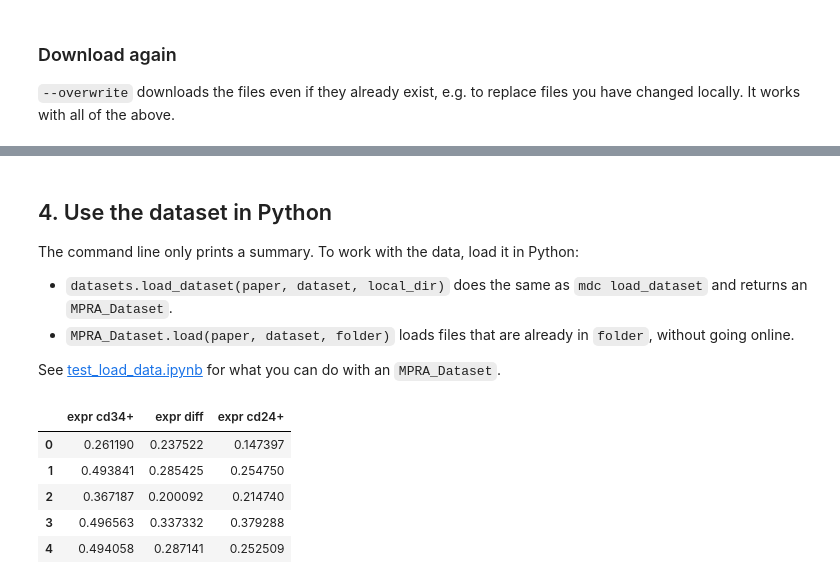
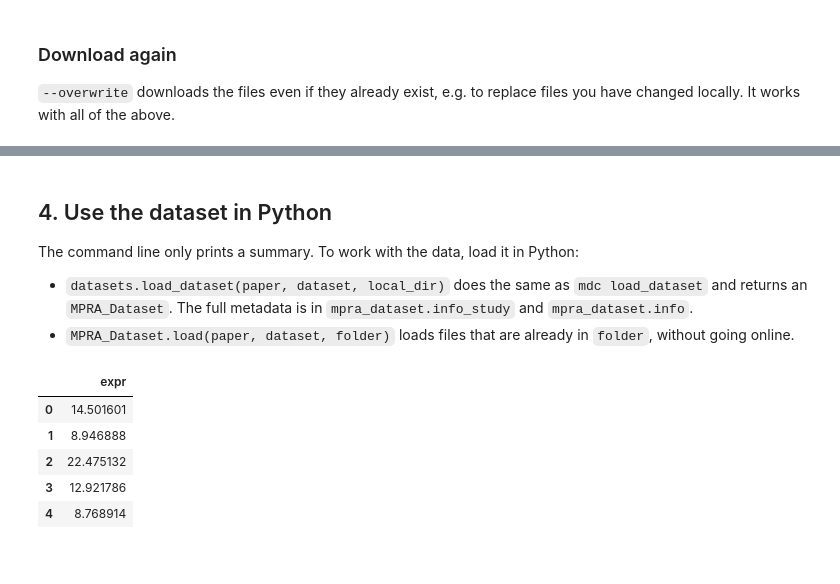
Before and after one commit to chikinalab/MPRACollection, a Jupyter notebook: docs/tutorial/notebooks/cli_tutorial.ipynb, the cells around one changed output, grey strips where cells are left out. Cells and saved outputs as stored; diff of their text form; code cells hidden in the pictures.

Commit message:
Adapt to the new data repo

```diff
--- a/docs/tutorial/notebooks/cli_tutorial.ipynb
+++ b/docs/tutorial/notebooks/cli_tutorial.ipynb
@@ -166,20 +162,17 @@ Additional information:
 
 The command line only prints a summary. To work with the data, load it in Python:
 
-- `datasets.load_dataset(paper, dataset, local_dir)` does the same as `mdc load_dataset` and returns an `MPRA_Dataset`.
+- `datasets.load_dataset(paper, dataset, local_dir)` does the same as `mdc load_dataset` and returns an `MPRA_Dataset`. The full metadata is in `mpra_dataset.info_study` and `mpra_dataset.info`.
 - `MPRA_Dataset.load(paper, dataset, folder)` loads files that are already in `folder`, without going online.
-
-See [test_load_data.ipynb](test_load_data.ipynb) for what you can do with an `MPRA_Dataset`.
 # %%
 from MPRACollection import datasets, MPRA_Dataset
 
-mpra_dataset = datasets.load_dataset("NatureGenetics_2023_Cohen", "state", local_dir="data")
-# same as: MPRA_Dataset.load("NatureGenetics_2023_Cohen", "state", "data")
+mpra_dataset = datasets.load_dataset("eLife_2020_King", "MiniSpacer", local_dir="data")
 mpra_dataset.Y.head()
 # %% [output]
-|  | expr cd34+ | expr diff | expr cd24+ |
-| 0 | 0.261190 | 0.237522 | 0.147397 |
-| 1 | 0.493841 | 0.285425 | 0.254750 |
-| 2 | 0.367187 | 0.200092 | 0.214740 |
-| 3 | 0.496563 | 0.337332 | 0.379288 |
-| 4 | 0.494058 | 0.287141 | 0.252509 |
+|  | expr |
+| 0 | 14.501601 |
+| 1 | 8.946888 |
+| 2 | 22.475132 |
+| 3 | 12.921786 |
+| 4 | 8.768914 |
```
Also changed, not shown: parts of 16 cells of this notebook, 11 other files.
